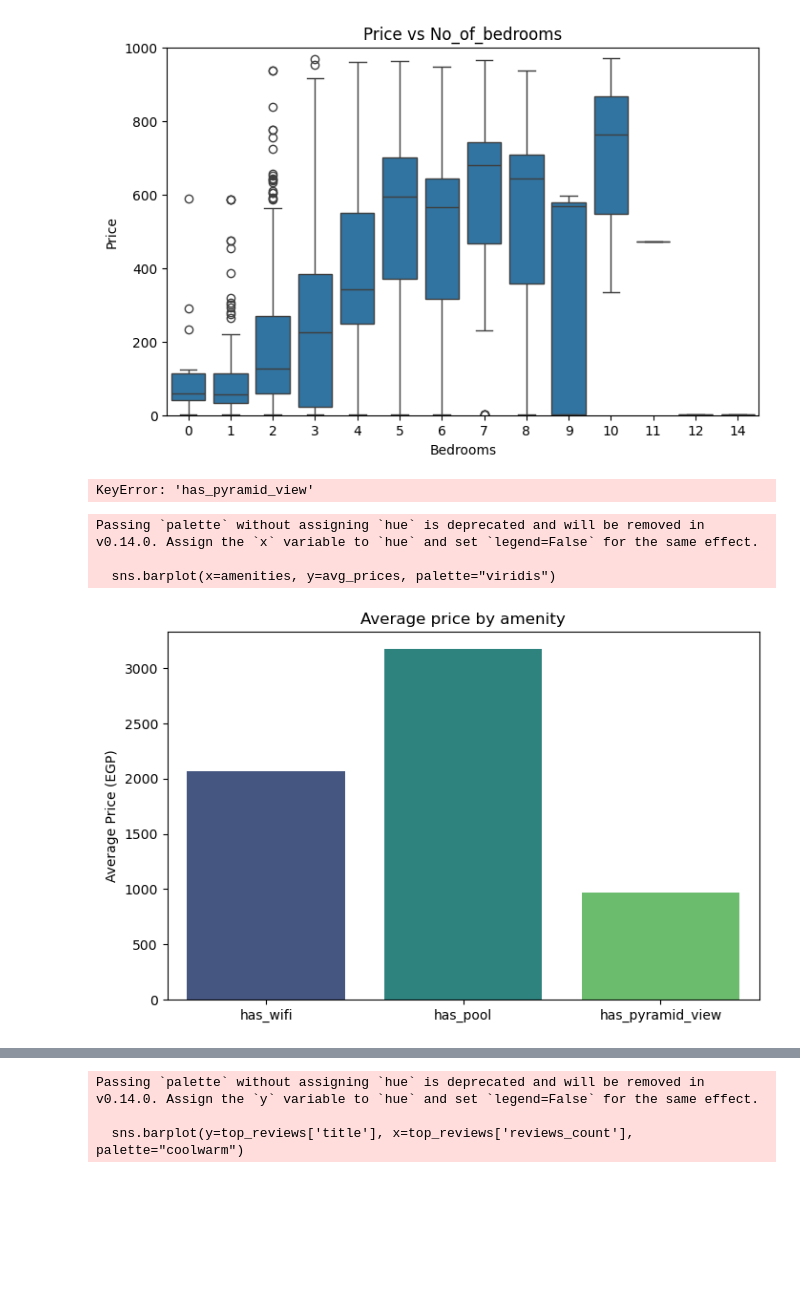
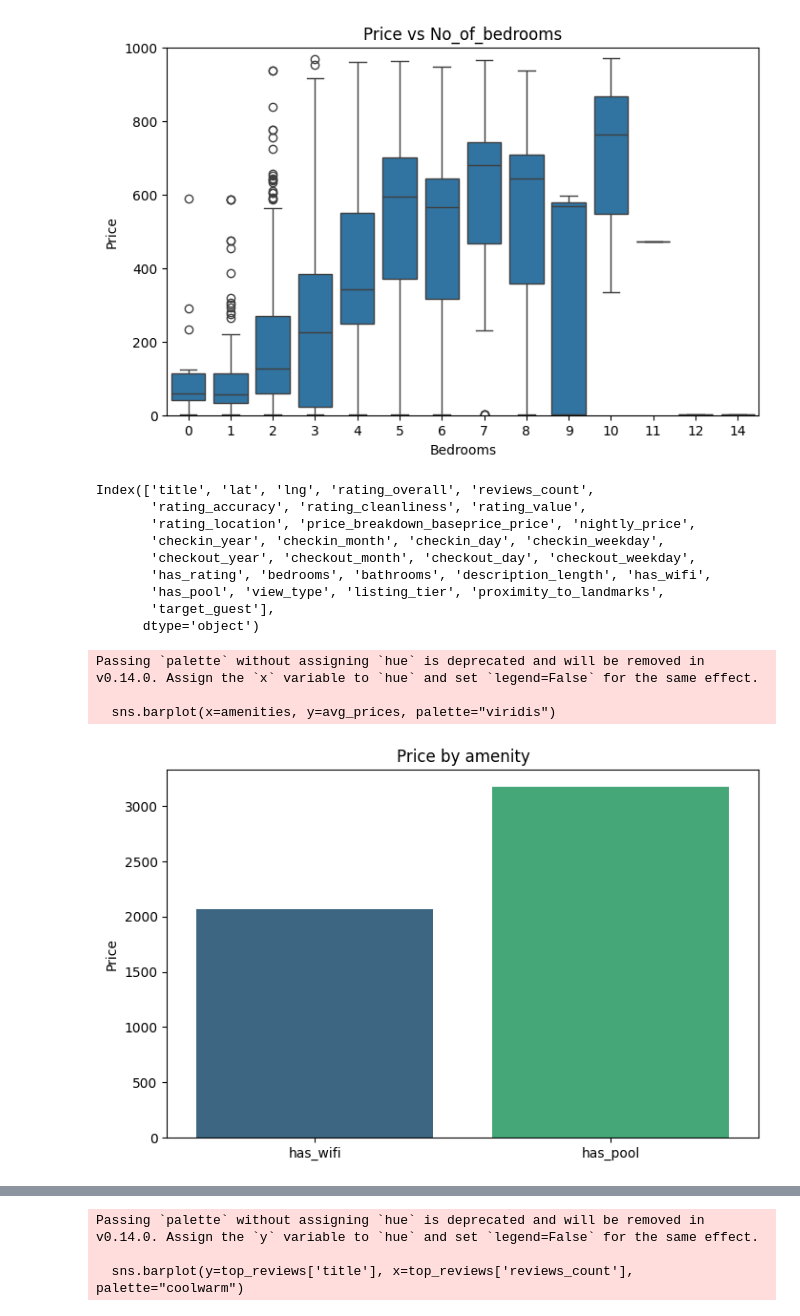
Before and after one commit to Mennaa-Ayman/Airbnb-Data-Analytics, a Jupyter notebook: Analysis/Rental-Feature-Analysis.ipynb, the cells around one changed output, grey strips where cells are left out. Cells and saved outputs as stored; diff of their text form; code cells hidden in the pictures; blank space fills up the shorter version.

```diff
--- a/Analysis/Rental-Feature-Analysis.ipynb
+++ b/Analysis/Rental-Feature-Analysis.ipynb
@@ -53,22 +53,32 @@ plt.savefig("Plots/price_vs_bedrooms.png")
 plt.show()
 # %% [output]
 [figure]
+# %%
+df.columns
+# %% [output]
+Index(['title', 'lat', 'lng', 'rating_overall', 'reviews_count',
+       'rating_accuracy', 'rating_cleanliness', 'rating_value',
+       'rating_location', 'price_breakdown_baseprice_price', 'nightly_price',
+       'checkin_year', 'checkin_month', 'checkin_day', 'checkin_weekday',
+       'checkout_year', 'checkout_month', 'checkout_day', 'checkout_weekday',
+       'has_rating', 'bedrooms', 'bathrooms', 'description_length', 'has_wifi',
+       'has_pool', 'view_type', 'listing_tier', 'proximity_to_landmarks',
+       'target_guest'],
+      dtype='object')
 # %%
 # Amenities Comparison
-amenities = ['has_wifi','has_pool','has_pyramid_view']
+amenities = ['has_wifi','has_pool']
 avg_prices = [df[df[a]==True]['price_breakdown_baseprice_price'].mean() for a in amenities]
 avg_ratings = [df[df[a]==True]['rating_overall'].mean() for a in amenities]
-# %% [output]
-KeyError: 'has_pyramid_view'
 # %%
 plt.figure(figsize=(8,5))
 sns.barplot(x=amenities, y=avg_prices, palette="viridis")
-plt.title("Average price by amenity")
-plt.ylabel("Average Price")
+plt.title("Price by amenity")
+plt.ylabel("Price")
 plt.savefig("Plots/price_by_amenity.png")
 plt.show()
 # %% [output]
 Passing `palette` without assigning `hue` is deprecated and will be removed in v0.14.0. Assign the `x` variable to `hue` and set `legend=False` for the same effect.
 
   sns.barplot(x=amenities, y=avg_prices, palette="viridis")
-[figure, old version]
+[figure, new version]
```
Also changed, not shown: parts of 6 cells of this notebook, 6 other files.
